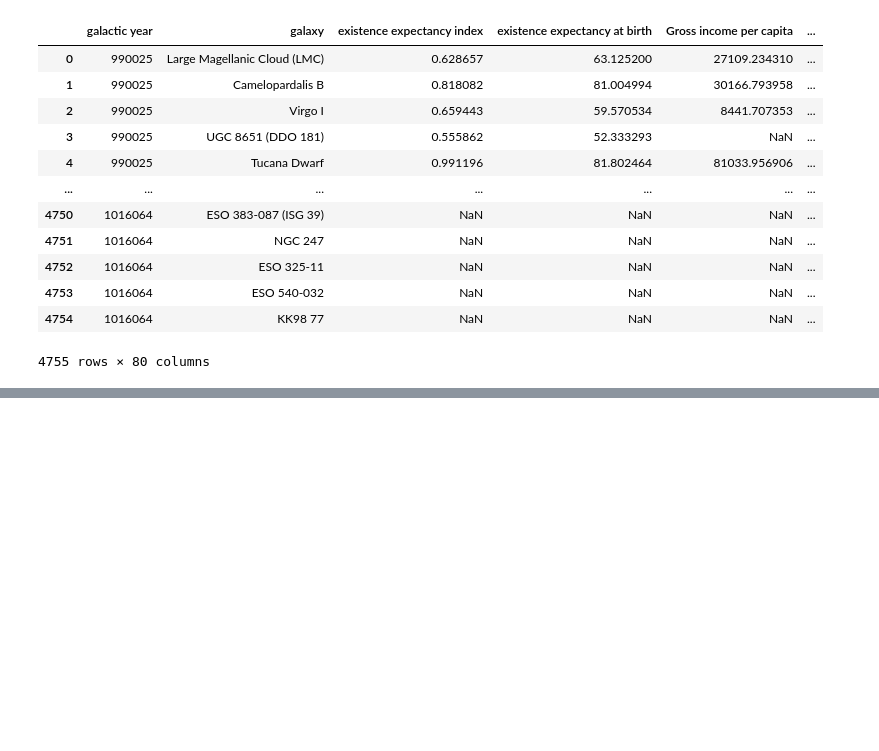
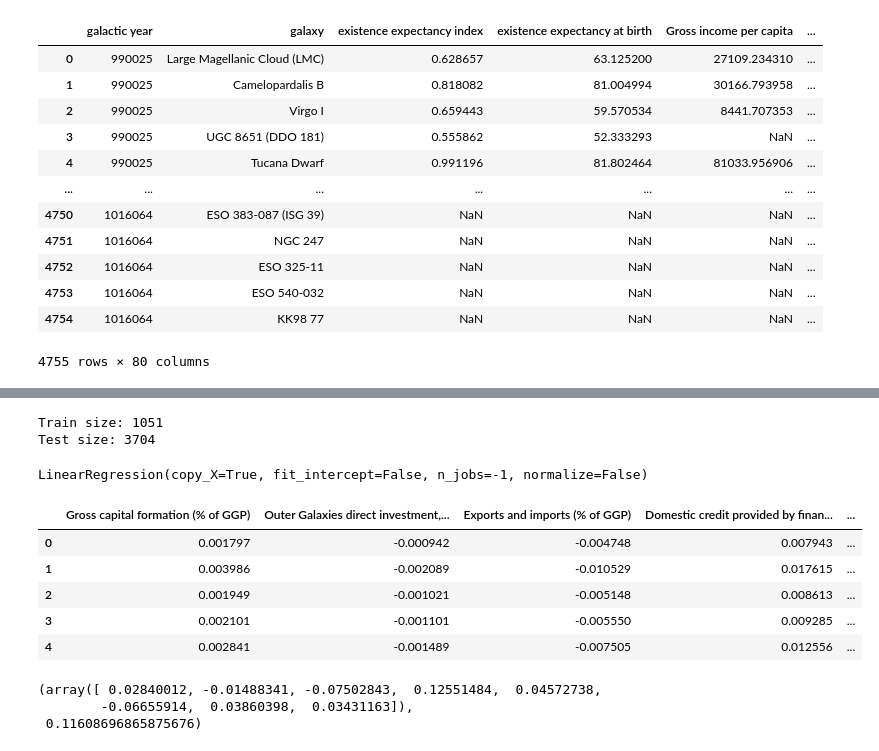
Before and after one commit to devrimcavusoglu/prohack, a Jupyter notebook: notebooks/eda/Exploring Feature Relations.ipynb, the cells around one changed output, grey strips where cells are left out. Saved outputs shown, nothing was run; the diff lists cells and outputs as text; code cells hidden in the pictures; blank space fills up the shorter version.

```diff
--- a/notebooks/eda/Exploring Feature Relations.ipynb
+++ b/notebooks/eda/Exploring Feature Relations.ipynb
@@ -182,0 +135,43 @@ Name: Gross income per capita, dtype: float64
+# %%
+y = 'Gross galactic product (GGP), total'
+X = ggp.columns.drop(y)
+cols = ggp.columns
+# %%
+scaler = MinMaxScaler()
+ggp = scaler.fit_transform(ggp)
+ggp = pd.DataFrame(ggp, columns=cols)
+# %%
+ggp_train = ggp.dropna(axis=0, how='any') # drop any row contaning NA
+ggp_test = ggp.loc[get_test_index(ggp_train.index, ggp.index), :]
+
+print('Train size:', ggp_train.shape[0])
+print('Test size:', ggp_test.shape[0])
+# %% [output]
+Train size: 1051
+Test size: 3704
+# %%
+lm = LinearRegression(
+    fit_intercept=False,
+    normalize=False,
+    n_jobs=-1)
+
+lm.fit(ggp_train[X], ggp_train[y])
+# %% [output]
+LinearRegression(copy_X=True, fit_intercept=False, n_jobs=-1, normalize=False)
+# %%
+X_pred_train = pd.DataFrame(distribute_test(ggp_train[y], lm.coef_),
+                           columns=X)
+X_pred_train.head()
+# %% [output]
+|  | Gross capital formation (% of GGP) | Outer Galaxies direct investment,... | Exports and imports (% of GGP) | Domestic credit provided by finan... | ... |
+| 0 | 0.001797 | -0.000942 | -0.004748 | 0.007943 | ... |
+| 1 | 0.003986 | -0.002089 | -0.010529 | 0.017615 | ... |
+| 2 | 0.001949 | -0.001021 | -0.005148 | 0.008613 | ... |
+| 3 | 0.002101 | -0.001101 | -0.005550 | 0.009285 | ... |
+| 4 | 0.002841 | -0.001489 | -0.007505 | 0.012556 | ... |
+# %%
+lm.coef_, sum(lm.coef_)
+# %% [output]
+(array([ 0.02840012, -0.01488341, -0.07502843,  0.12551484,  0.04572738,
+        -0.06655914,  0.03860398,  0.03431163]),
+ 0.11608696865875676)
```
Also changed, not shown: parts of 22 cells of this notebook, 1 other file.
